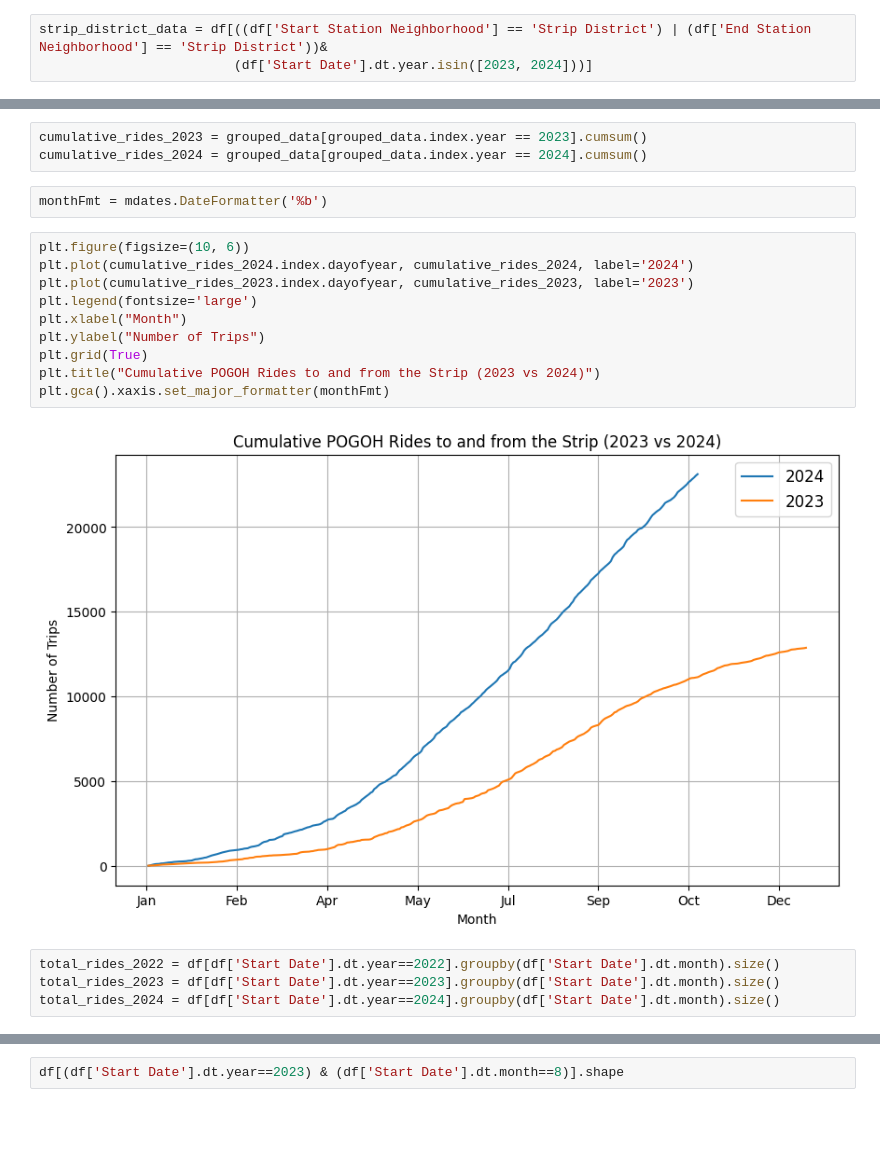
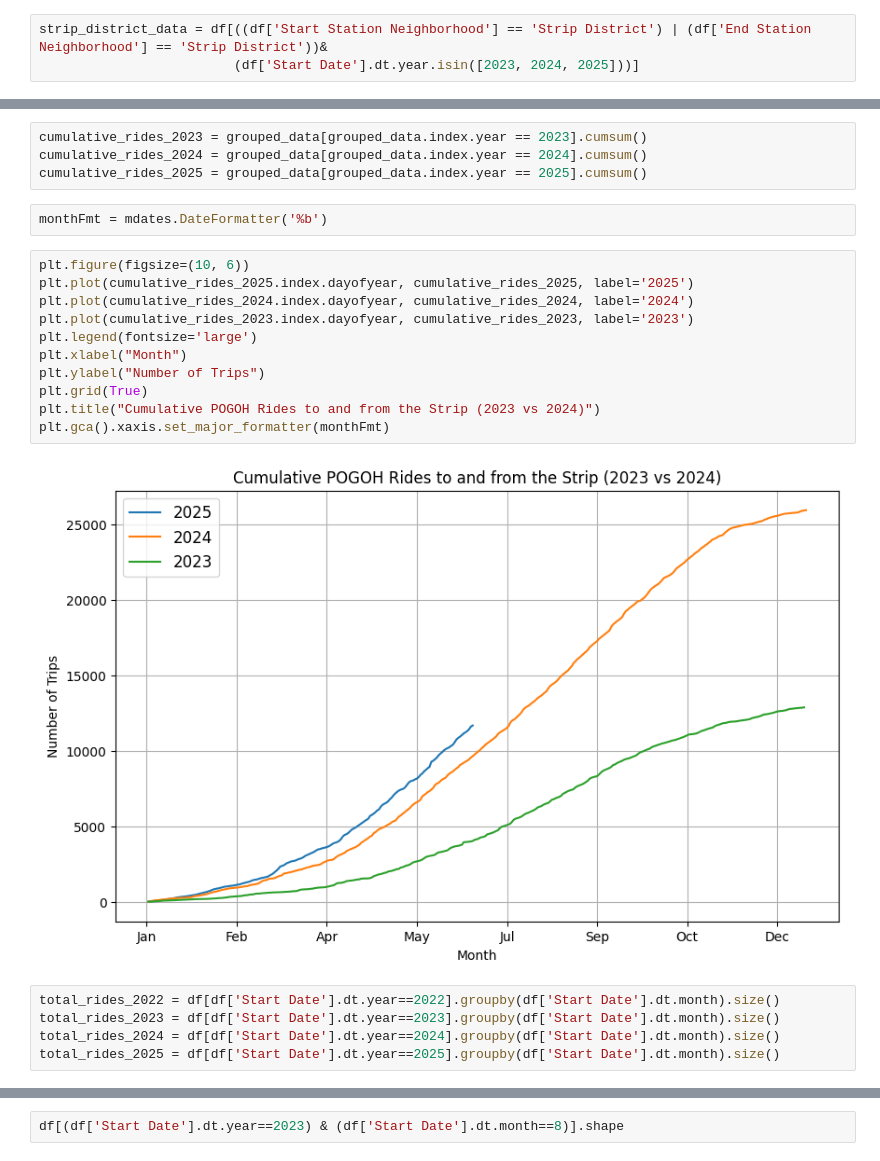
Before and after one commit to BenWSingleton/POGOH_Analysis, a Jupyter notebook: analysis.ipynb, the cells around one changed output, grey strips where cells are left out. Drawn from its saved outputs; the diff is of its cells as text; blank space fills up the shorter version.

```diff
--- a/analysis.ipynb
+++ b/analysis.ipynb
@@ -359,7 +355,7 @@ df[(df['Start Date'].dt.year==2024) & (df['Start Date'].dt.month==4)]['Start Dat
 30
 # %%
 strip_district_data = df[((df['Start Station Neighborhood'] == 'Strip District') | (df['End Station Neighborhood'] == 'Strip District'))&
-                         (df['Start Date'].dt.year.isin([2023, 2024]))]
+                         (df['Start Date'].dt.year.isin([2023, 2024, 2025]))]
 # %%
 grouped_data = strip_district_data.groupby(strip_district_data['Start Date'].dt.date).size()
 # %%
@@ -367,24 +363,27 @@ grouped_data.index = pd.to_datetime(grouped_data.index)
 # %%
 cumulative_rides_2023 = grouped_data[grouped_data.index.year == 2023].cumsum()
 cumulative_rides_2024 = grouped_data[grouped_data.index.year == 2024].cumsum()
+cumulative_rides_2025 = grouped_data[grouped_data.index.year == 2025].cumsum()
 # %%
 monthFmt = mdates.DateFormatter('%b')
 # %%
 plt.figure(figsize=(10, 6))
+plt.plot(cumulative_rides_2025.index.dayofyear, cumulative_rides_2025, label='2025')
 plt.plot(cumulative_rides_2024.index.dayofyear, cumulative_rides_2024, label='2024')
 plt.plot(cumulative_rides_2023.index.dayofyear, cumulative_rides_2023, label='2023')
 plt.legend(fontsize='large')
 plt.xlabel("Month")
 plt.ylabel("Number of Trips")
 plt.grid(True)
 plt.title("Cumulative POGOH Rides to and from the Strip (2023 vs 2024)")
 plt.gca().xaxis.set_major_formatter(monthFmt)
 # %% [output]
-[figure, old version]
+[figure, new version]
 # %%
 total_rides_2022 = df[df['Start Date'].dt.year==2022].groupby(df['Start Date'].dt.month).size()
 total_rides_2023 = df[df['Start Date'].dt.year==2023].groupby(df['Start Date'].dt.month).size()
 total_rides_2024 = df[df['Start Date'].dt.year==2024].groupby(df['Start Date'].dt.month).size()
+total_rides_2025 = df[df['Start Date'].dt.year==2025].groupby(df['Start Date'].dt.month).size()
 # %%
 plt.figure(figsize=(10, 6))
 plt.plot(total_rides_2022.index, total_rides_2022, label='2022')
```
Also changed, not shown: parts of 39 cells of this notebook, 10 other files.
